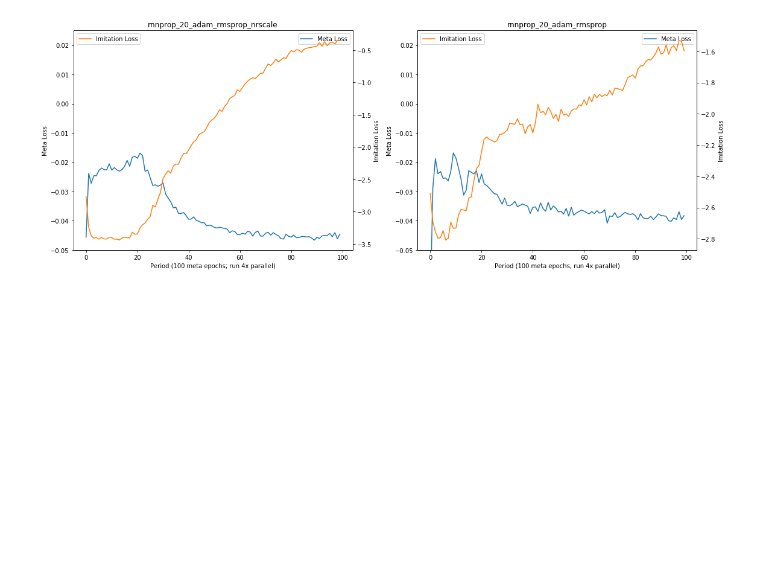
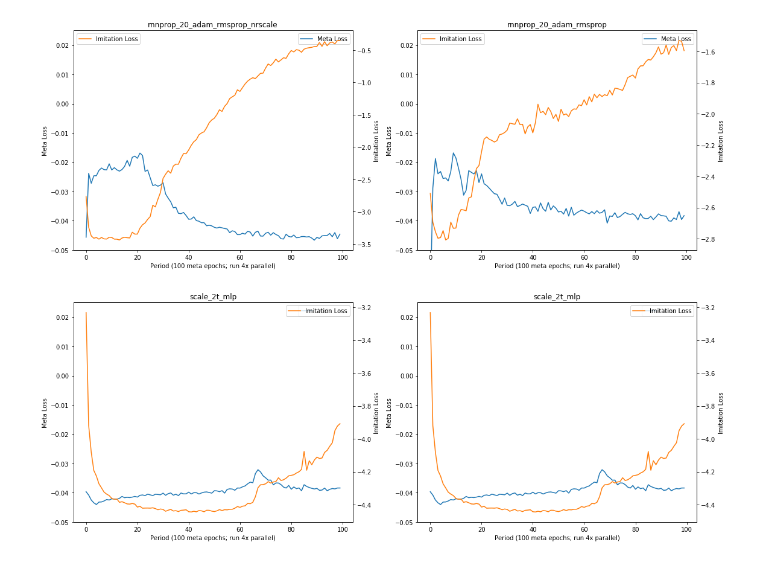
Before and after one commit to thetianshuhuang/l2o, a Jupyter notebook: training_analysis.ipynb, the cells around one changed output. Drawn from its saved outputs; the diff is of its cells as text; code cells hidden in the pictures; blank space fills up the shorter version.

```diff
--- a/training_analysis.ipynb
+++ b/training_analysis.ipynb
@@ -89,3 +89,23 @@ for test, ax in zip(["rnnprop_20_adam_rmsprop_nrscale", "rnnprop_20_adam_rmsprop
 fig.tight_layout()
 # %% [output]
 [figure]
+# %%
+fig, axs = plt.subplots(1, 2, figsize=(16, 6))
+
+for test, ax in zip(["scale_2t_mlp", "scale_2t_mlp"], axs):
+    df = pd.read_csv(plot.get_test(test, data="summary"))
+    ax2 = ax.twinx()
+    ax.plot(df["meta_loss"], label="Meta Loss", color='C0')
+    ax2.plot(df["imitation_loss"], label="Imitation Loss", color='C1')
+    ax.set_title(plot.get_name(test))
+
+    ax.set_xlabel("Period (100 meta epochs; run 4x parallel)")
+    ax.set_ylabel("Meta Loss")
+    ax.set_ylim(-0.05, 0.025)
+    ax.legend()
+    ax2.legend()
+    ax2.set_ylabel("Imitation Loss")
+
+fig.tight_layout()
+# %% [output]
+[figure, added]
```
Also changed, not shown: 3 other files.
